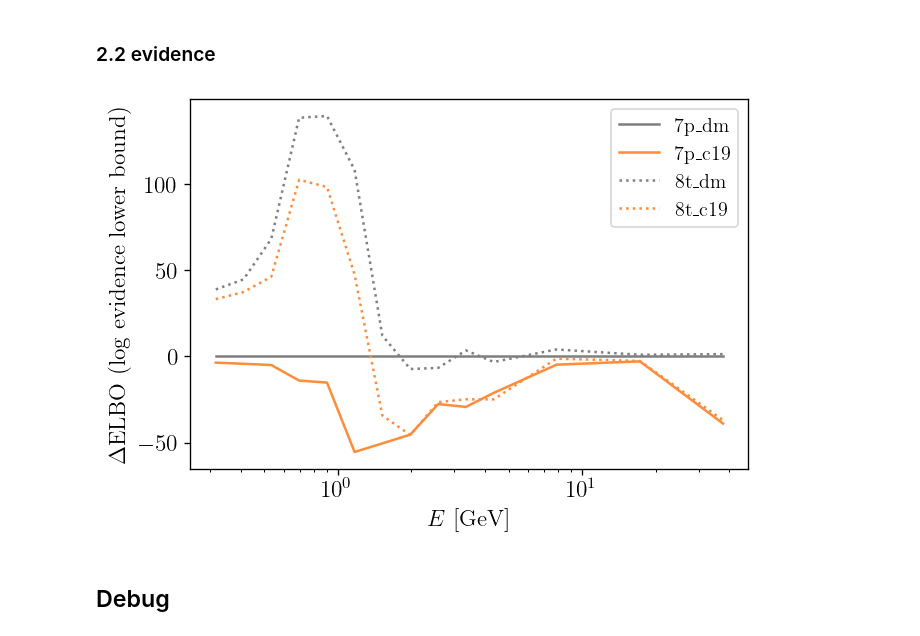
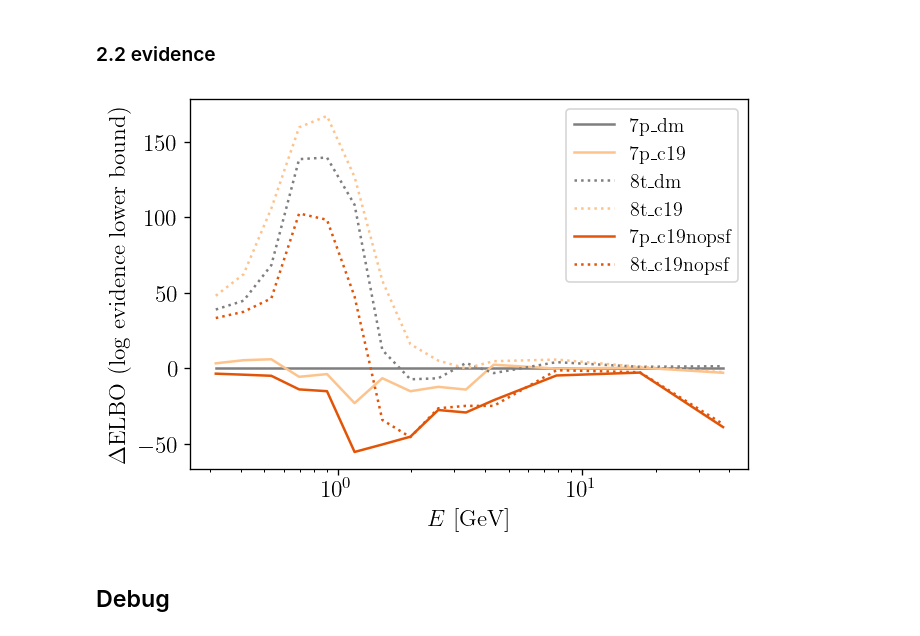
Before and after one commit to yitiansun/gce-prob-prog, a Jupyter notebook: notebooks/3_fit_gcepy.ipynb, the cells around one changed output. Saved outputs shown, nothing was run; the diff lists cells and outputs as text; code cells hidden in the pictures.

Commit message:
run gcepy Coleman19 bulge with psf

```diff
--- a/notebooks/3_fit_gcepy.ipynb
+++ b/notebooks/3_fit_gcepy.ipynb
@@ -44,0 +91,4 @@ output_dir = '../output/posteriors/compare_gcepy'
+# %%
+m = GCEPyModel()
+for i in range(14):
+    print(np.mean(m.temps['gce_c19'][i]))
@@ -45,6 +110,6 @@ output_dir = '../output/posteriors/compare_gcepy'
 # %%
-ebinmodel = GCEPyModel(dif_names=['8t'], gce_names=['c19'])
-run_name = '8t_c19'
+ebinmodel = GCEPyModel(dif_names=['7p'], gce_names=['c19'])
+run_name = '7p_c19'
 os.makedirs(f'{output_dir}/{run_name}', exist_ok=True)
 # %%
 for ie in range(14):
@@ -68,7 +133,7 @@ for ie in range(14):
         ebin=ie,
         error_mode='none',
     )
-    samples = ebinmodel_gcepy.get_SVI_samples(num_samples=50000, expand_samples=True)
+    samples = ebinmodel.get_svi_samples(num_samples=50000, expand_samples=True)
     pickle.dump(samples, open(f'{output_dir}/{run_name}/ie{ie}_samples.p', 'wb'))
     pickle.dump((svi_results, elbo_loss), open(f'{output_dir}/{run_name}/ie{ie}_fitinfo.p', 'wb'))
 # %% [markdown]
@@ -116,7 +181,7 @@ multi_corner(
 # %% [markdown]
 ### 2.2 evidence
 # %%
-run_names = ['7p_dm', '7p_c19', '8t_dm', '8t_c19']
+run_names = ['7p_dm', '7p_c19', '8t_dm', '8t_c19', '7p_c19nopsf', '8t_c19nopsf']
 
 elbo_dict = {
     run_name : - np.array([
@@ -128,25 +193,26 @@ elbo_dict = {
 # %%
 color_dict = {
     'dm' : mpl.colormaps['binary'](0.5),
-    'c19' : mpl.colormaps['Oranges'](0.5),
+    'c19' : mpl.colormaps['Oranges'](0.3),
+    'c19nopsf' : mpl.colormaps['Oranges'](0.7),
 }
 linestyle_dict = {
     '7p' : '-',
     '8t' : ':',
 }
 base = elbo_dict['7p_dm']
 
 fig, ax = plt.subplots()
 
 for i, run_name in enumerate(run_names):
     color = color_dict[run_name.split('_')[1]]
     linestyle = linestyle_dict[run_name.split('_')[0]]
     ax.plot(ebin_centers, elbo_dict[run_name]-base, color=color, label=run_name, linestyle=linestyle)
 ax.set(xscale='log')
 ax.set(xlabel='$E$ [GeV]', ylabel='$\Delta$ELBO (log evidence lower bound)')
 ax.legend(fontsize=12);
 # %% [output]
-[figure, old version]
+[figure, new version]
 # %%
 samples_dict = {
     'noerr' : pickle.load(open(f'{output_dir}/compare_gcepy/gcepy_svi_full.p', 'rb'))[0],
```
Also changed, not shown: parts of 5 cells of this notebook, 2 other files.
